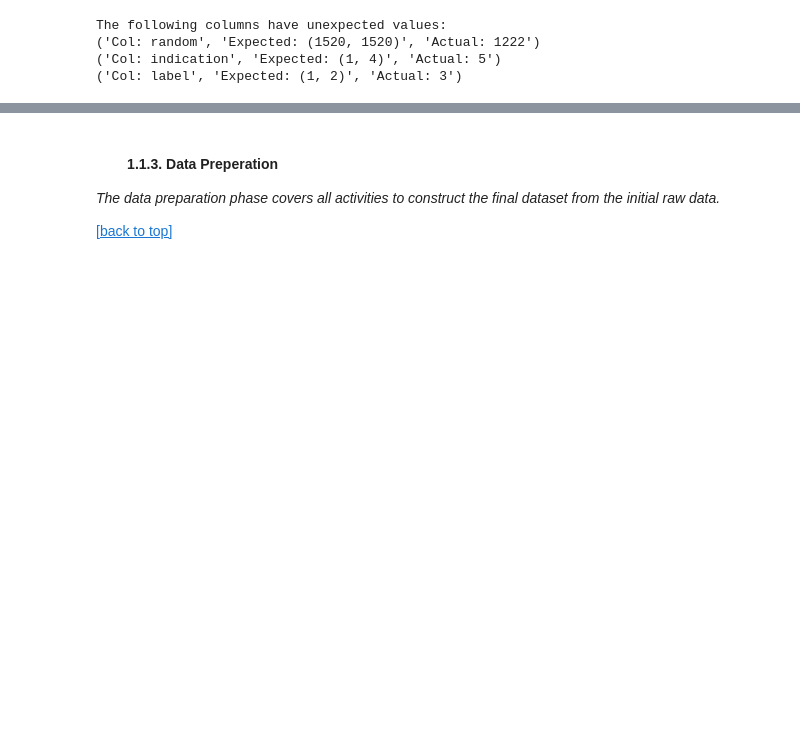
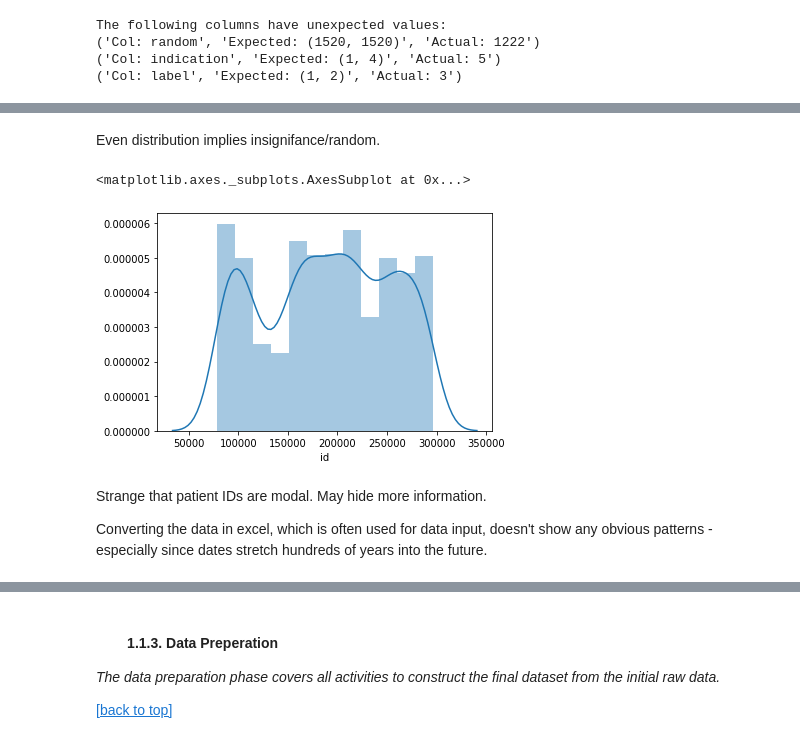
Before and after one commit to crkaz/data-mining, a Jupyter notebook: acw/Second Draft.ipynb, the cells around one changed output, grey strips where cells are left out. Cells and saved outputs as stored; diff of their text form; code cells hidden in the pictures; blank space fills up the shorter version.

```diff
--- a/acw/Second Draft.ipynb
+++ b/acw/Second Draft.ipynb
@@ -513,0 +543,3 @@ if (len(concerns) > 0):
+# %%
+patientIDs = rawData["id"]
+patientIDs.describe()
@@ -513,0 +573,11 @@ if (len(concerns) > 0):
+# %% [markdown]
+Even distribution implies insignifance/random.
+# %%
+sns.distplot(patientIDs)
+# %% [output]
+<matplotlib.axes._subplots.AxesSubplot at 0x...>
+[figure, added]
+# %% [markdown]
+Strange that patient IDs are modal. May hide more information.
+
+Converting the data in excel, which is often used for data input, doesn't show any obvious patterns - especially since dates stretch hundreds of years into the future.
```
Also changed, not shown: parts of 27 cells of this notebook, 10 other files.
